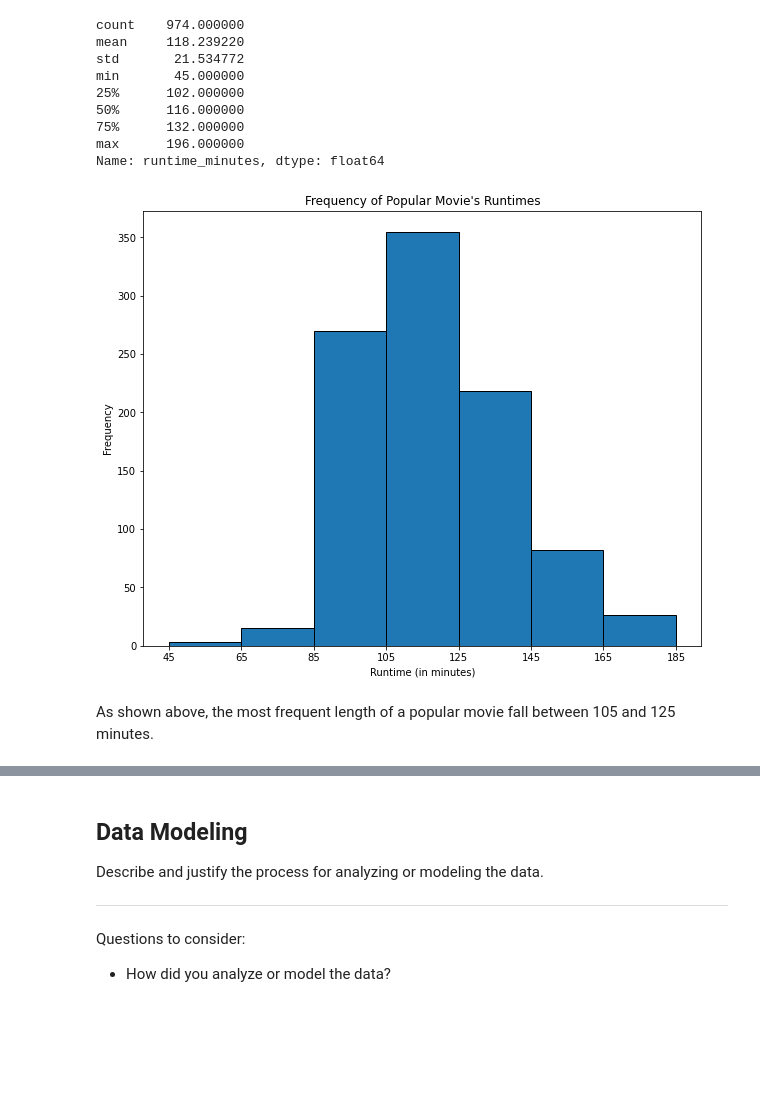
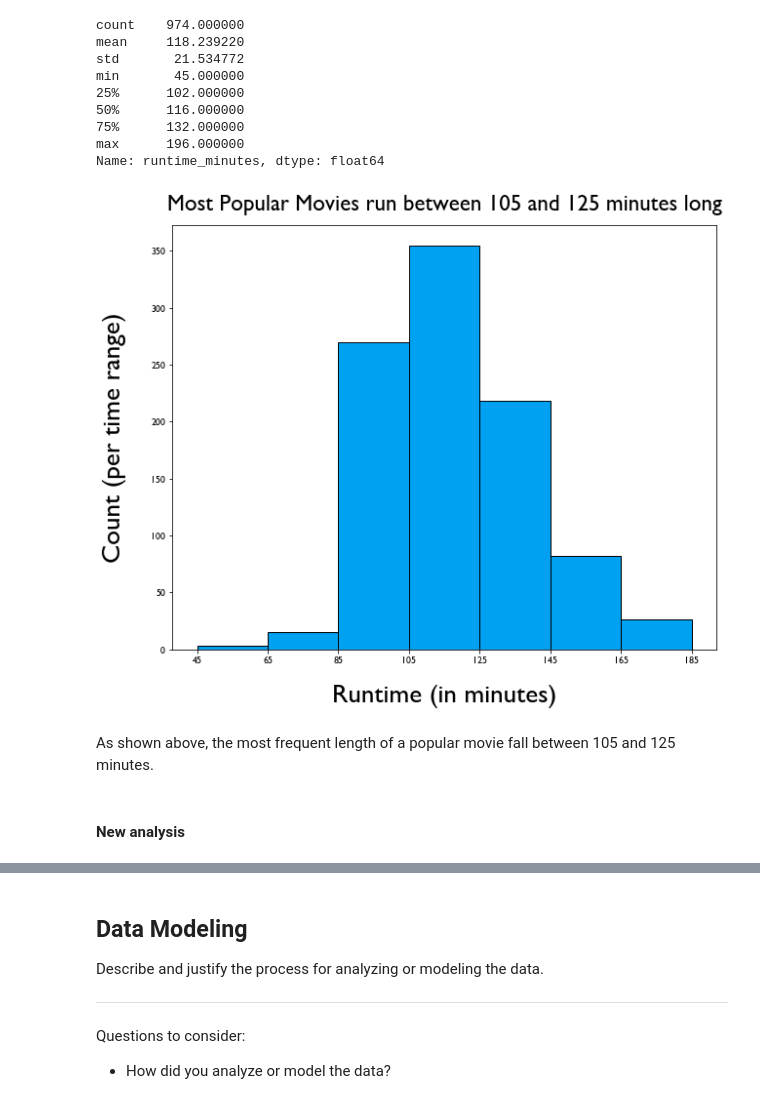
Before and after one commit to dermothethird/Microsoft-Movie-Studios-Project, a Jupyter notebook: final_project.ipynb, the cells around one changed output, grey strips where cells are left out. Drawn from its saved outputs; the diff is of its cells as text; code cells hidden in the pictures; blank space fills up the shorter version.

Commit message:
added more analysis and visual, organized notebook further

```diff
--- a/final_project.ipynb
+++ b/final_project.ipynb
@@ -183,5 +183,3 @@ imdb_genre_df['main_genre'] = imdb_genre_df['genres'].str.split(",").str[0]
 # %%
 # Group by genre and find the average rating per genre using median
 imdb_pop_genre_df = imdb_genre_df.groupby(by='main_genre').mean().sort_values(by='averagerating', ascending=False).reset_index()
-# %%
-plt.rcParams['font.sans-serif']
@@ -205,15 +191,15 @@ y_ticks = [5.5, 5.75, 6, 6.25, 6.5, 6.75, 7, 7.25, 7.5]
 c = ['#7CBB00', '#7CBB00', '#7CBB00', '#00A1F1', '#00A1F1', '#00A1F1', '#00A1F1', '#00A1F1', '#00A1F1', '#00A1F1', '#00A1F1', '#00A1F1', '#00A1F1', '#00A1F1', '#00A1F1', '#00A1F1']
 
 # Change font family
-plt.rcParams.update({'font.family':'Helvetica'})
+plt.rcParams.update({'font.family':'Gill Sans'})
 
 # Create bar chart
 fig, ax = plt.subplots(figsize = (20,10))
 
 bars = ax.bar(imdb_genre_x, imdb_rating_y, color=c)
-ax.set_xlabel('Movie Genres', fontsize=30, labelpad=20)
-ax.set_ylabel('Average Rating per Genre', fontsize=30, labelpad=25)
-ax.set_title('Most Popular Genres According to IMDB Ratings', fontsize=35, pad=15)
+ax.set_xlabel('Movie Genres', fontsize=27, labelpad=20)
+ax.set_ylabel('Average Rating per Genre (out of 10)', fontsize=27, labelpad=25)
+ax.set_title('Animation, Family, and Documentary are the highest rated genres on IMDB', fontsize=30, pad=15)
 ax.set_ylim(5.5, 7.5, .5)
 ax.set_yticks(y_ticks)
 ax.set_yticklabels(y_ticks, fontsize=20, color='#152022')
@@ -571,19 +557,27 @@ min       45.000000
 max      196.000000
 Name: runtime_minutes, dtype: float64
 # %%
-# Create a histogram to show frequencies of popular movie's runtimes
+# Create variable for chart
 x = runtime_df['runtime_minutes']
 bin_names = ["45-65","65-85", "85-105", "105-125", "125-145", "145-165", "165-195"]
+c = ['#00A1F1']
 
+# Change font family
+plt.rcParams.update({'font.family':'Gill Sans'})
+
+# Create a histogram to show frequencies of popular movie's runtimes
 fig, ax = plt.subplots(figsize=(10,8))
 
-ax.hist(x, bins=range(45, 195, 20), edgecolor='black')
-ax.set_xlabel('Runtime (in minutes)')
-ax.set_ylabel('Frequency')
-ax.set_title("Frequency of Popular Movie's Runtimes")
+ax.hist(x, bins=range(45, 195, 20), edgecolor='black', color=c)
+ax.set_xlabel('Runtime (in minutes)', fontsize=27, labelpad=20)
+ax.set_ylabel('Count (per time range)', fontsize=27, labelpad=25)
+ax.set_title("Most Popular Movies run between 105 and 125 minutes long", fontsize=23, pad=15)
 ax.set_xticks(range(45, 195, 20));
+#ax.set_xticklabels(x, fontsize=20, rotation=45, color='#152022')
 #ax.set_xticklabels(bin_names, rotation=45);
 # %% [output]
-[figure, old version]
+[figure, new version]
 # %% [markdown]
 As shown above, the most frequent length of a popular movie fall between 105 and 125 minutes.
+# %% [markdown]
+#### New analysis
```
Also changed, not shown: parts of 20 cells of this notebook.
